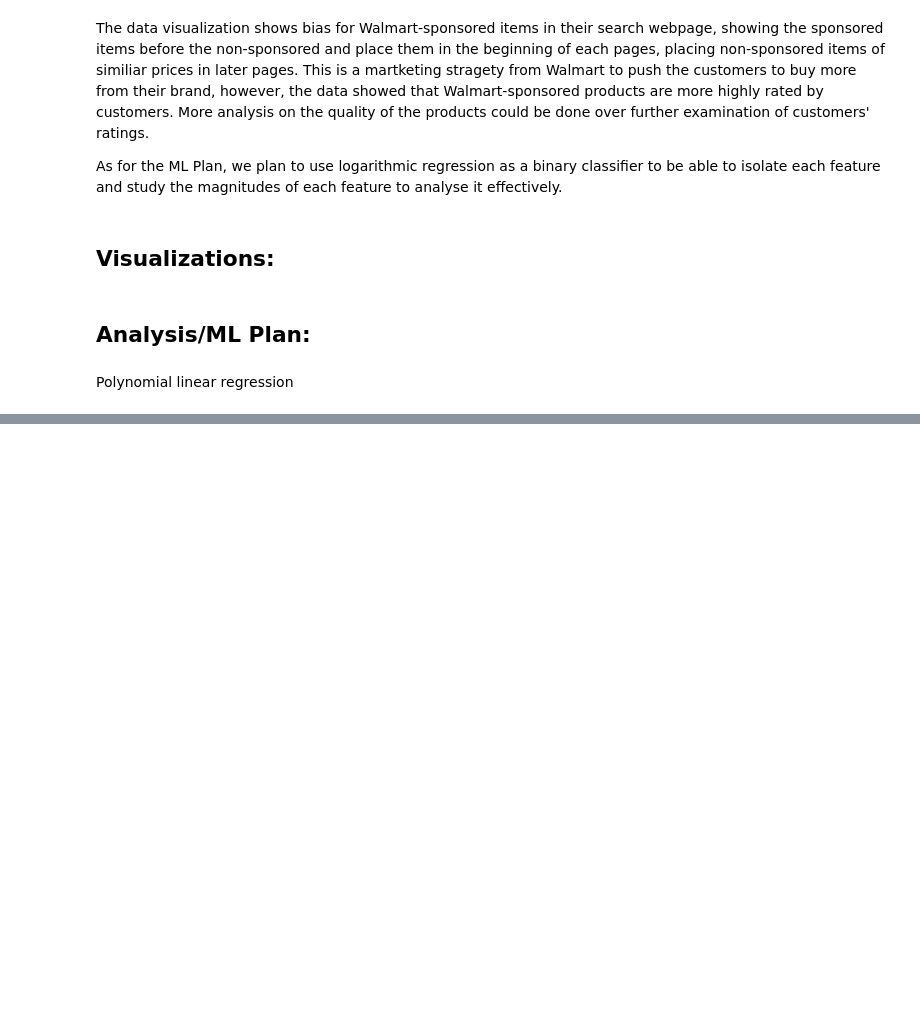
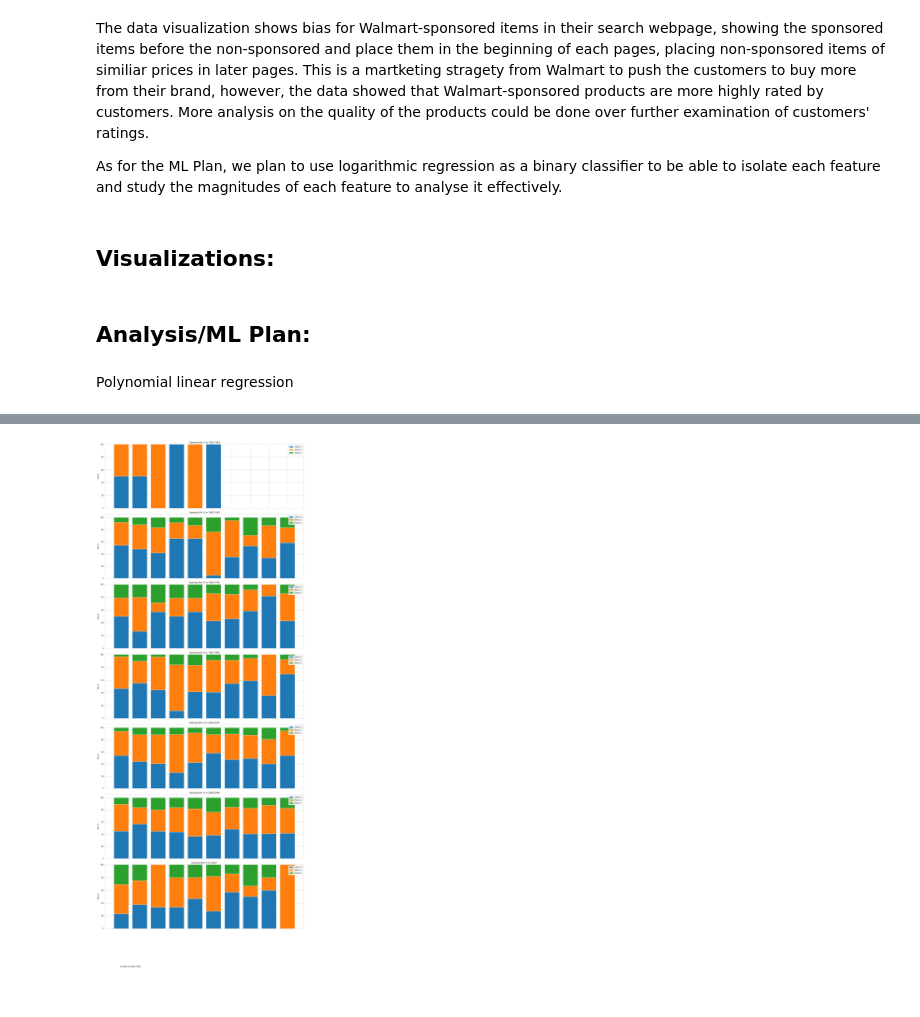
Before and after one commit to a-fielding81/ChessAnalysis, a Jupyter notebook: ChessDataPlan.ipynb, the cells around one changed output, grey strips where cells are left out. Drawn from its saved outputs; the diff is of its cells as text; code cells hidden in the pictures; blank space fills up the shorter version.

```diff
--- a/ChessDataPlan.ipynb
+++ b/ChessDataPlan.ipynb
@@ -75,7 +75,7 @@ def get_top_players(perf='blitz', cnt=100):
         return []  # return empty if error
 
 # perf types to fetch
-perf_types = {'blitz': 100, 'bullet': 100, 'rapid': 100, 'classic': 100}
+perf_types = {'blitz': 100, 'bullet': 100, 'rapid': 100, 'classical': 100}
 
 # collect all usernames
 all_users = set()
@@ -202,3 +226,6 @@ As for the ML Plan, we plan to use logarithmic regression as a binary classifier
 ## Analysis/ML Plan:
 # %% [markdown]
 Polynomial linear regression
+# %%
+df = pd.read_csv("/Users/sandeep/Downloads/NeuSpring/Ds3000/DsProject/lichess_games_data.csv")
+df.head(5)
@@ -204,0 +241,93 @@ Polynomial linear regression
+# %%
+"""
+made example graph, doesnt quite get the opening names and everything
+but just showed how to use some data.
+"""
+
+# avg rating per game
+df['avg_rating'] = (df['white_rating'] + df['black_rating']) / 2
+
+# rating categories
+def rate_cat(rate):
+    if rate < 1200: return 'Below 1200'
+    elif rate < 1400: return '1200-1399'
+    elif rate < 1600: return '1400-1599'
+    elif rate < 1800: return '1600-1799'
+    elif rate < 2000: return '1800-1999'
+    elif rate < 2200: return '2000-2199'
+    elif rate < 2400: return '2200-2399'
+    else: return '2400+'
+
+# apply rating category
+df['rating_cat'] = df['avg_rating'].apply(rate_cat)
+df['opening_name'] = df['opening'].str.extract(r':\s*(.*)')[0]
+df['opening_name'] = df['opening_name'].str.split(',').str[0].str.strip()
+
+
+df['opening_name'].fillna('Unknown', inplace=True) #or error
+
+
+# top 10 openings
+top_openings = df['opening_name'].value_counts().nlargest(10).index
+
+
+df_top_openings = df[df['opening_name'].isin(top_openings)]
+
+# group by rating, opening, winner
+grouped = df_top_openings.groupby(['rating_cat', 'opening_name', 'winner']).size().reset_index(name='count')
+
+# pivot table for winners
+pivot_df = grouped.pivot_table(index=['rating_cat', 'opening_name'], columns='winner', values='count', fill_value=0)
+
+# win percentages
+pivot_df['total_games'] = pivot_df.sum(axis=1)
+pivot_df['white_win_pct'] = (pivot_df.get('white', 0) / pivot_df['total_games']) * 100
+pivot_df['black_win_pct'] = (pivot_df.get('black', 0) / pivot_df['total_games']) * 100
+pivot_df['draw_pct'] = (pivot_df.get('draw', 0) / pivot_df['total_games']) * 100
+
+# reset index for plotting
+pivot_df = pivot_df.reset_index()
+
+
+#demo graph
+
+# setup plot
+sns.set_style('whitegrid')
+
+# rating categories
+rating_cats = sorted(df['rating_cat'].unique())
+
+colors = ['#1f77b4', '#ff7f0e', '#2ca02c']  # Blue, Orange, Green
+#shorthandsubplot
+fig, axes = plt.subplots(len(rating_cats), 1, figsize=(15, 5 * len(rating_cats)), sharex=True)
+
+if len(rating_cats) == 1: axes = [axes]  #iterate check ifpossible
+
+# plot by category
+for idx, rcat in enumerate(rating_cats):
+    ax = axes[idx]
+    data = pivot_df[pivot_df['rating_cat'] == rcat].sort_values('total_games', ascending=False)
+
+    if data.empty:  # check if data exists
+        ax.text(0.5, 0.5, f'No data for {rcat}', ha='center', va='center')
+        ax.axis('off')
+        continue
+
+    # stacked bars
+    bar_w = 0.8
+    openings = data['opening_name']
+    ind = np.arange(len(openings))
+
+    ax.bar(ind, data['white_win_pct'], label='White %', color=colors[0], width=bar_w)
+    ax.bar(ind, data['black_win_pct'], bottom=data['white_win_pct'], label='Black %', color=colors[1], width=bar_w)
+    ax.bar(ind, data['draw_pct'], bottom=data['white_win_pct'] + data['black_win_pct'], label='Draw %', color=colors[2], width=bar_w)
+
+    ax.set_ylabel('Win %')
+    ax.set_title(f'Opening Win % in {rcat}')
+    ax.set_xticks(ind)
+    ax.set_xticklabels(openings, rotation=45, ha='right')
+    ax.legend(loc='upper right')
+
+plt.tight_layout()
+plt.show()
+# %% [output]
@@ -204,0 +340 @@ Polynomial linear regression
+[figure, added]
```
Also changed, not shown: parts of 15 cells of this notebook, 1 other file.
